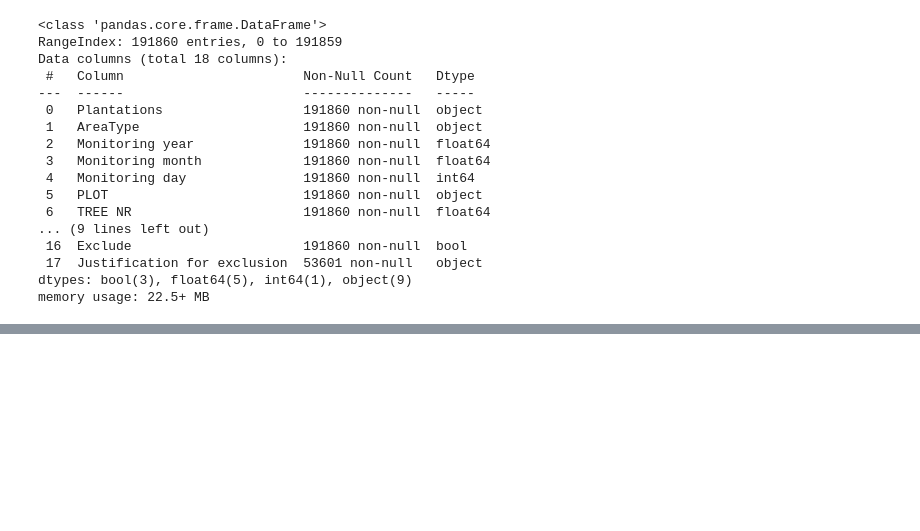
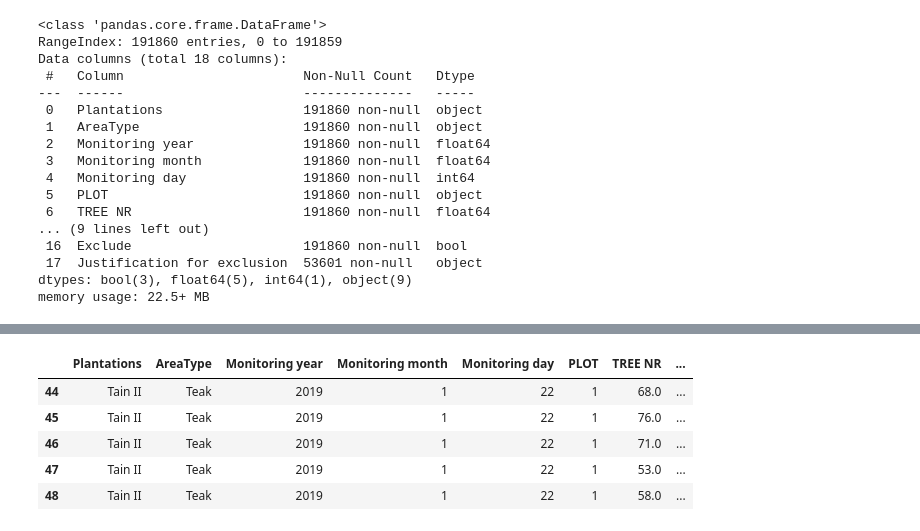
Before and after one commit to ds-gowusu/ds-ml-portfolio, a Jupyter notebook: teak_growth_analysis.ipynb, the cells around one changed output, grey strips where cells are left out. Drawn from its saved outputs; the diff is of its cells as text; code cells hidden in the pictures; blank space fills up the shorter version.

```diff
--- a/teak_growth_analysis.ipynb
+++ b/teak_growth_analysis.ipynb
@@ -172,0 +205,2 @@ AttributeError: Can only use .dt accessor with datetimelike values
+# %%
+dtable = dtable[~((dtable['REMARKS'] == 'crooked') | (dtable['REMARKS'] == 'Crooked') | (dtable['REMARKS'] == 'bent') | (dtable['REMARKS'] == 'Top Broken') | (dtable['REMARKS'] == 'Half dead'))]
@@ -172,0 +235,2 @@ AttributeError: Can only use .dt accessor with datetimelike values
+# %%
+dtable = dtable[~((dtable['REMARKS'] == 'Top Broken, Marked'))]
@@ -172,0 +297,10 @@ AttributeError: Can only use .dt accessor with datetimelike values
+# %%
+dtable['Measuring date'] = dtable['Monitoring day'] + '/' + dtable['Monitoring month'] + '/' + dtable['Monitoring year']
+dtable.head()
+# %% [output]
+|  | Plantations | AreaType | Monitoring year | Monitoring month | Monitoring day | PLOT | TREE NR | ... |
+| 44 | Tain II | Teak | 2019 | 1 | 22 | 1 | 68.0 | ... |
+| 45 | Tain II | Teak | 2019 | 1 | 22 | 1 | 76.0 | ... |
+| 46 | Tain II | Teak | 2019 | 1 | 22 | 1 | 71.0 | ... |
+| 47 | Tain II | Teak | 2019 | 1 | 22 | 1 | 53.0 | ... |
+| 48 | Tain II | Teak | 2019 | 1 | 22 | 1 | 58.0 | ... |
```
Also changed, not shown: parts of 49 cells of this notebook.
